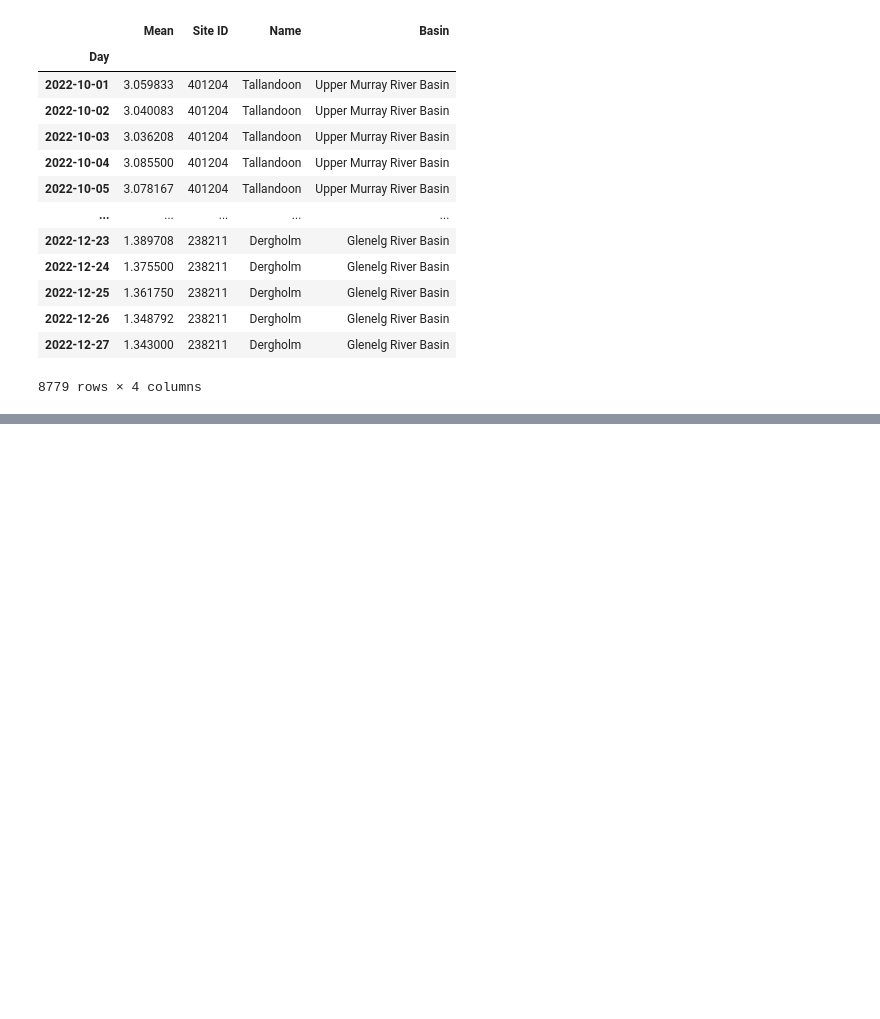
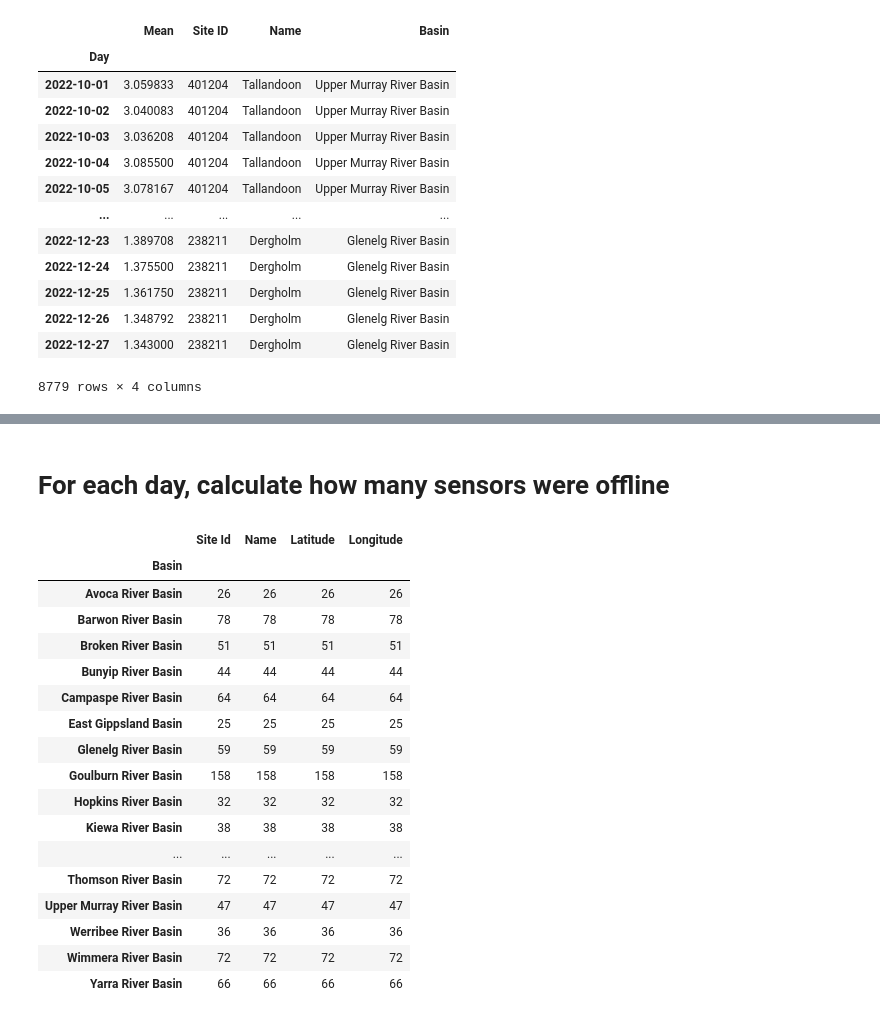
Before and after one commit to jgOhYeah/FIT3179, a Jupyter notebook: Week10_Homework/Dataprocessing.ipynb, the cells around one changed output, grey strips where cells are left out. Cells and saved outputs as stored; diff of their text form; code cells hidden in the pictures; blank space fills up the shorter version.

```diff
--- a/Week10_Homework/Dataprocessing.ipynb
+++ b/Week10_Homework/Dataprocessing.ipynb
@@ -629,0 +648,5 @@ concatenated
+# %%
+data = pd.read_csv("Site Details.csv")
+basins = pd.read_csv("../../FloodLevels/Basins.csv")
+basins["Count"] = 0
+data
@@ -629,0 +687,13 @@ concatenated
+# %%
+def id_to_basin(row):
+    basin_code = int(str(row["Site Id"])[:3])
+    try:
+        basin_row = basins[basins["Prefix"] == basin_code].iloc[0]
+        basins.loc[basin_row.name,'Count'] += 1
+        return basin_row["Basin"]
+    except:
+#         print(f"{basin_code=} is not found")
+        return "Other"
+# %%
+data["Basin"] = data.apply(id_to_basin, axis=1)
+data["Name"] = data["Site Name"].apply(pretty_name)
@@ -629,0 +736,3 @@ concatenated
+# %%
+trimmed = data[["Site Id", "Name", "Latitude", "Longitude", "Basin"]]
+trimmed
@@ -629,0 +755,2 @@ concatenated
+# %% [markdown]
+# For each day, calculate how many sensors were offline
@@ -629,0 +759,22 @@ concatenated
+# %%
+total_per_basin = trimmed.groupby("Basin").agg("count")
+total_per_basin
+# %% [output]
+|  | Site Id | Name | Latitude | Longitude |
+| Basin |  |  |  |  |
+| Avoca River Basin | 26 | 26 | 26 | 26 |
+| Barwon River Basin | 78 | 78 | 78 | 78 |
+| Broken River Basin | 51 | 51 | 51 | 51 |
+| Bunyip River Basin | 44 | 44 | 44 | 44 |
+| Campaspe River Basin | 64 | 64 | 64 | 64 |
+| East Gippsland Basin | 25 | 25 | 25 | 25 |
+| Glenelg River Basin | 59 | 59 | 59 | 59 |
+| Goulburn River Basin | 158 | 158 | 158 | 158 |
+| Hopkins River Basin | 32 | 32 | 32 | 32 |
+| Kiewa River Basin | 38 | 38 | 38 | 38 |
+| ... | ... | ... | ... | ... |
+| Thomson River Basin | 72 | 72 | 72 | 72 |
+| Upper Murray River Basin | 47 | 47 | 47 | 47 |
+| Werribee River Basin | 36 | 36 | 36 | 36 |
+| Wimmera River Basin | 72 | 72 | 72 | 72 |
+| Yarra River Basin | 66 | 66 | 66 | 66 |
```
Also changed, not shown: parts of 18 cells of this notebook, 6 other files.
